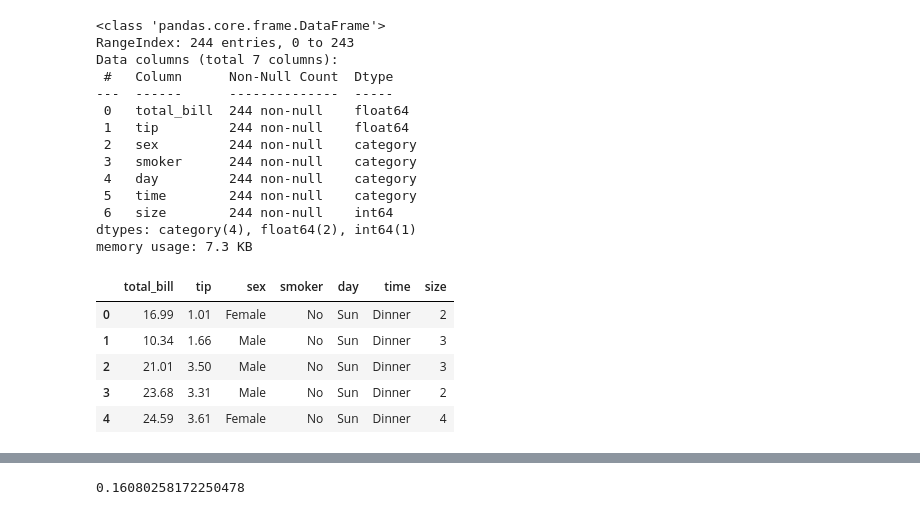
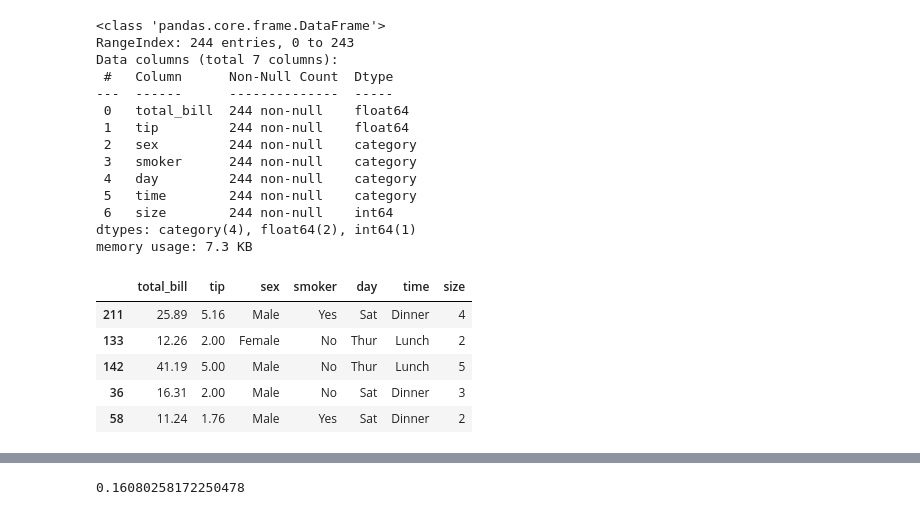
Before and after one commit to srikanthpragada/DS_28_SEP_2020, a Jupyter notebook: pandas/tips_df.ipynb, the cells around one changed output, grey strips where cells are left out. Cells and saved outputs as stored; diff of their text form; code cells hidden in the pictures.

```diff
--- a/pandas/tips_df.ipynb
+++ b/pandas/tips_df.ipynb
@@ -20,12 +20,12 @@ Data columns (total 7 columns):
  6   size        244 non-null    int64
 dtypes: category(4), float64(2), int64(1)
 memory usage: 7.3 KB
-# %%
-tips.head()
-# %% [output]
-|  | total_bill | tip | sex | smoker | day | time | size |
-| 0 | 16.99 | 1.01 | Female | No | Sun | Dinner | 2 |
-| 1 | 10.34 | 1.66 | Male | No | Sun | Dinner | 3 |
-| 2 | 21.01 | 3.50 | Male | No | Sun | Dinner | 3 |
-| 3 | 23.68 | 3.31 | Male | No | Sun | Dinner | 2 |
-| 4 | 24.59 | 3.61 | Female | No | Sun | Dinner | 4 |
+# %%
+tips.sample(5)
+# %% [output]
+|  | total_bill | tip | sex | smoker | day | time | size |
+| 211 | 25.89 | 5.16 | Male | Yes | Sat | Dinner | 4 |
+| 133 | 12.26 | 2.00 | Female | No | Thur | Lunch | 2 |
+| 142 | 41.19 | 5.00 | Male | No | Thur | Lunch | 5 |
+| 36 | 16.31 | 2.00 | Male | No | Sat | Dinner | 3 |
+| 58 | 11.24 | 1.76 | Male | Yes | Sat | Dinner | 2 |
```
Also changed, not shown: parts of 1 cell of this notebook, 1 other file.
